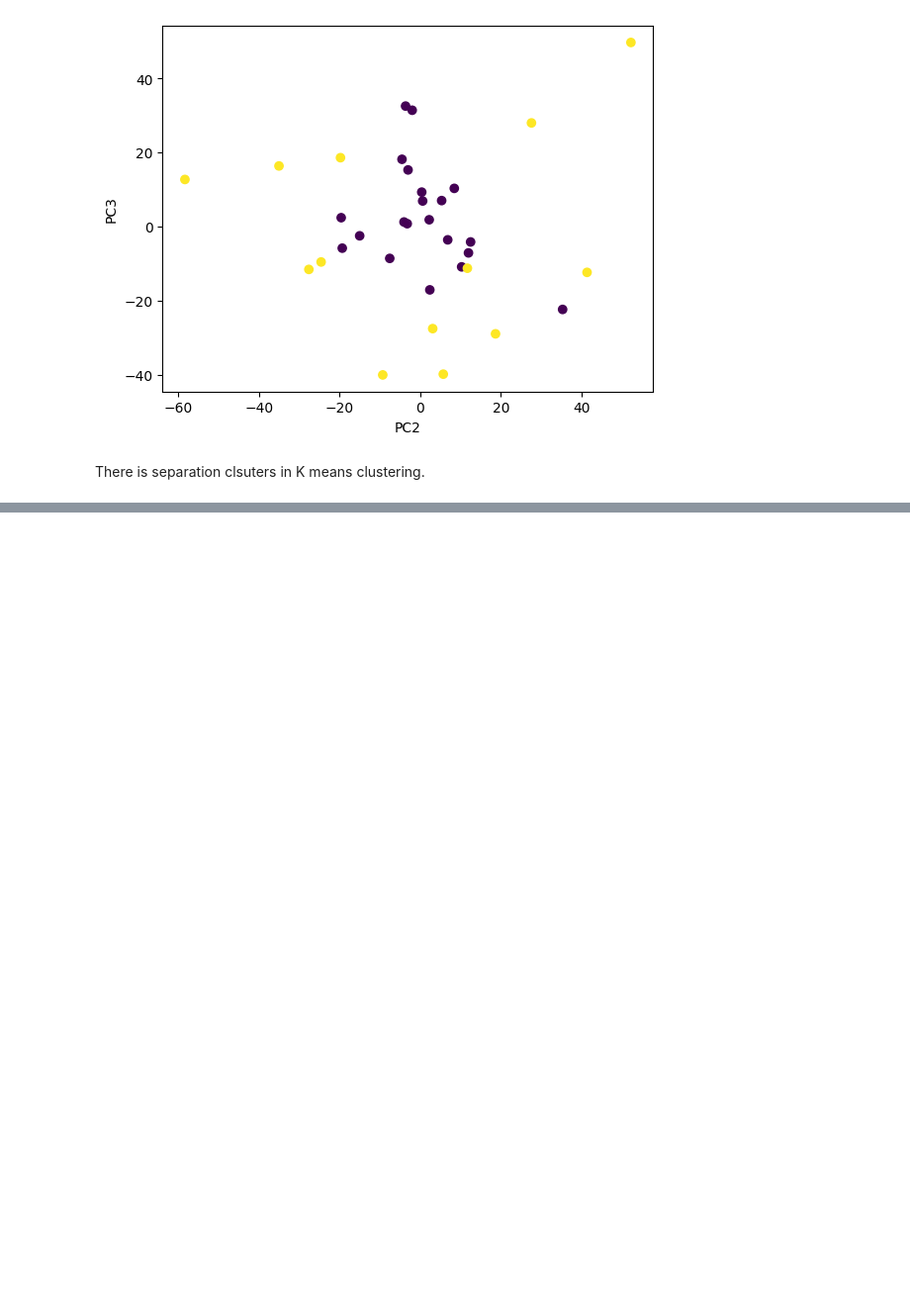
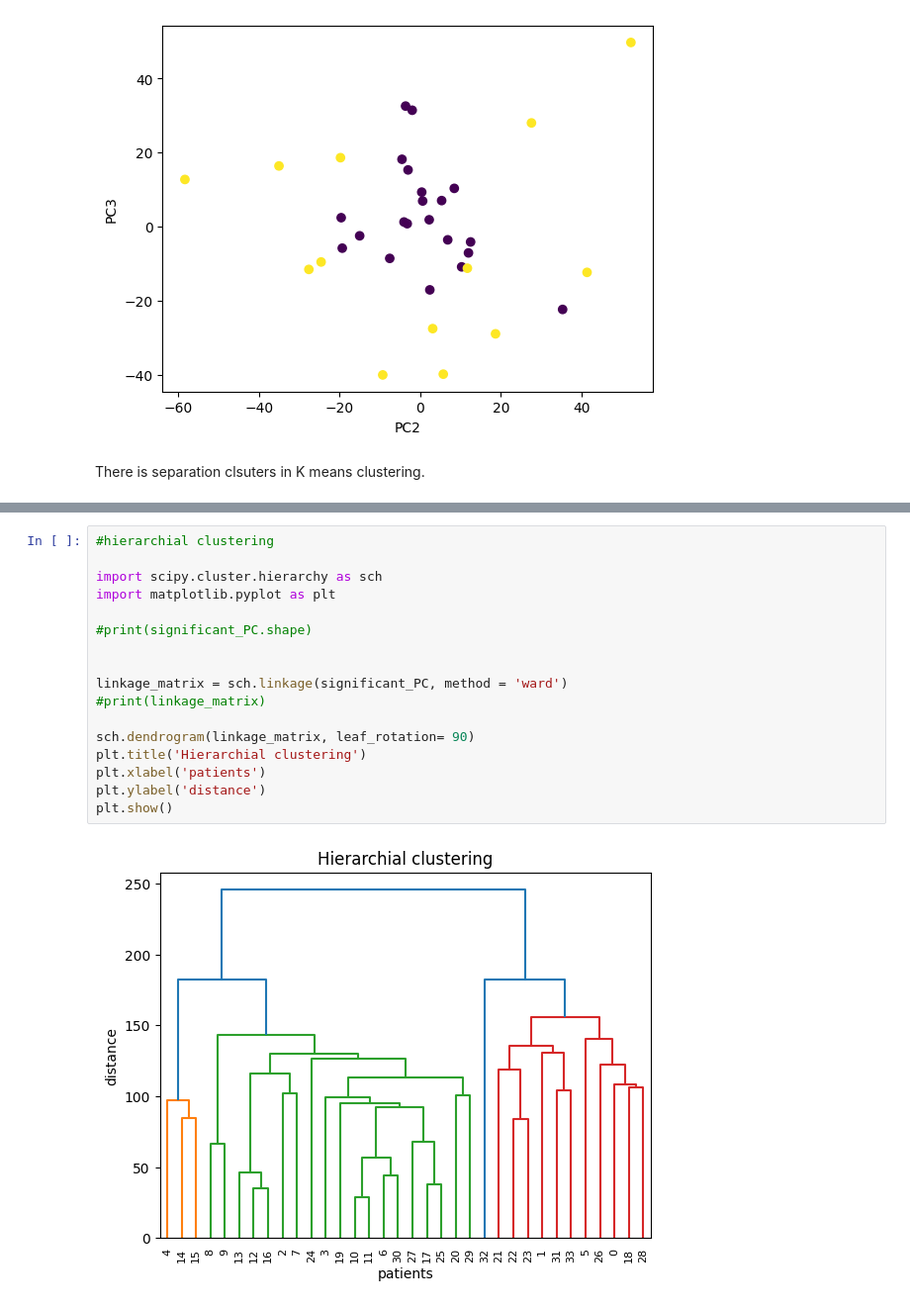
Before and after one commit to aparna-2001/Leukemia_GenePatterns, a Jupyter notebook: dataset_leukemia.ipynb, the cells around one changed output, grey strips where cells are left out. Shown at 99% size. Cells and saved outputs as stored; diff of their text form; blank space fills up the shorter version.

Commit message:
Added Hierarchical clustering

```diff
--- a/dataset_leukemia.ipynb
+++ b/dataset_leukemia.ipynb
@@ -414,0 +426,19 @@ labels = [0 if 'ALL' in col else 1 for col in data.columns[1:]]
+# %%
+#hierarchial clustering
+
+import scipy.cluster.hierarchy as sch
+import matplotlib.pyplot as plt
+
+#print(significant_PC.shape)
+
+
+linkage_matrix = sch.linkage(significant_PC, method = 'ward')
+#print(linkage_matrix)
+
+sch.dendrogram(linkage_matrix, leaf_rotation= 90)
+plt.title('Hierarchial clustering')
+plt.xlabel('patients')
+plt.ylabel('distance')
+plt.show()
+# %% [output]
+[figure, added]
```
Also changed, not shown: parts of 3 cells of this notebook.
